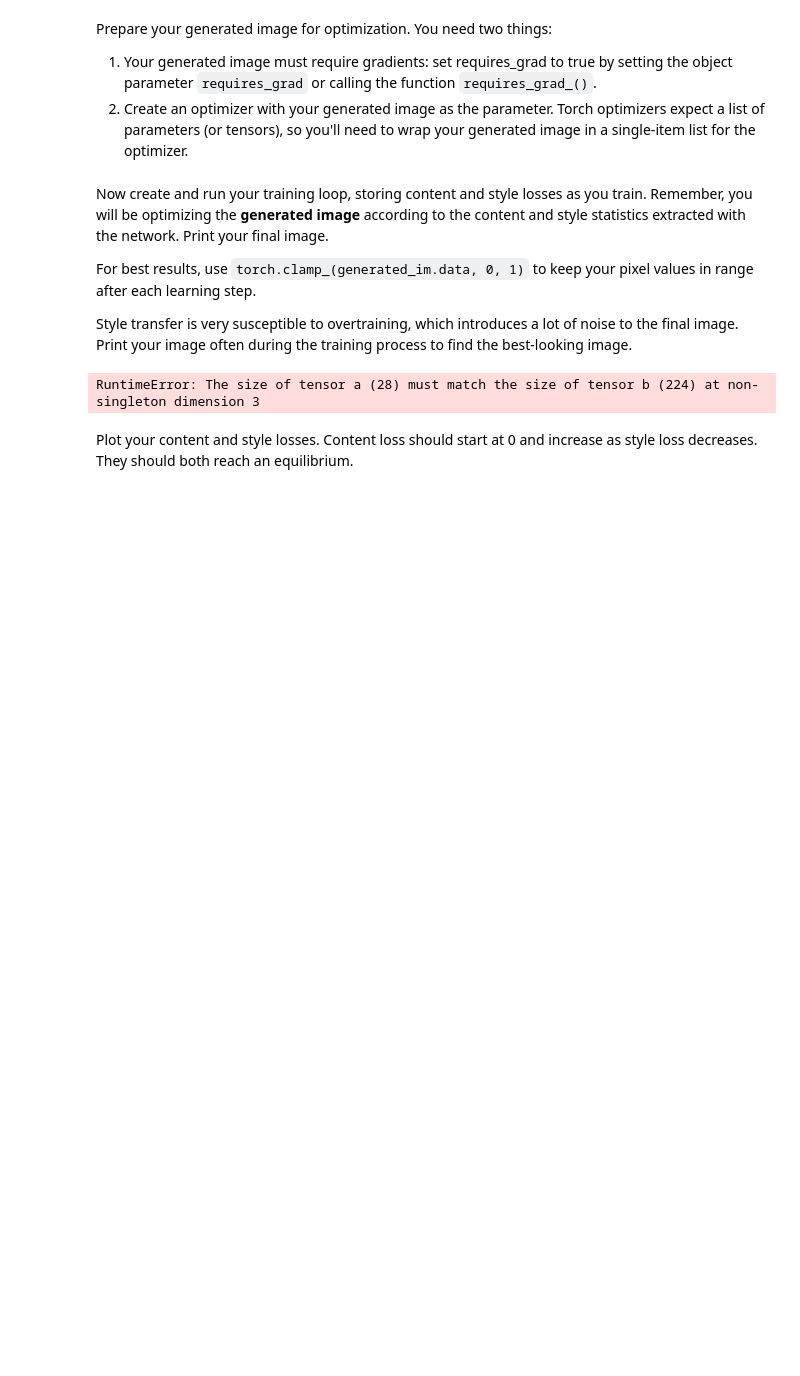
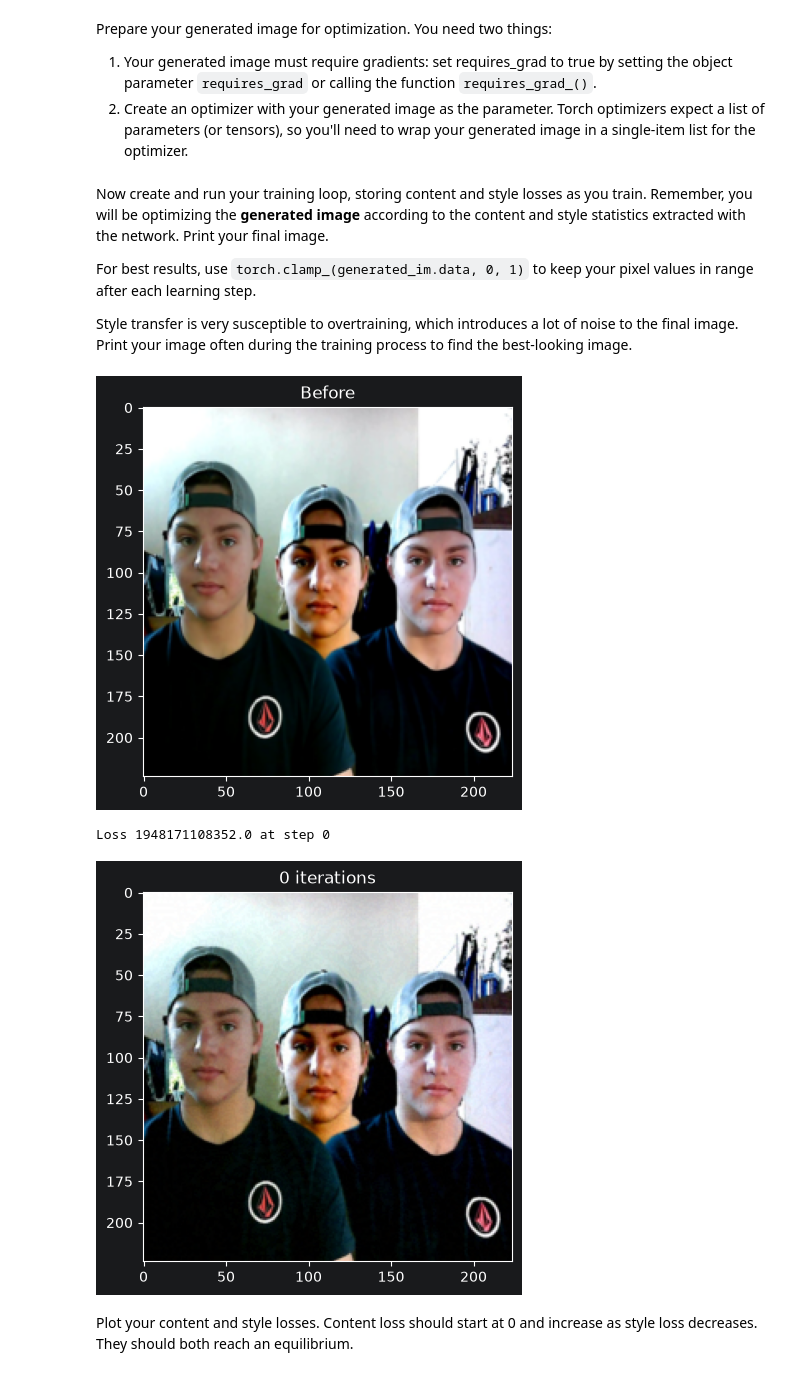
Before and after one commit to connorharv/byu-cs474, a Jupyter notebook: lab7_style_transfer.ipynb, the cells around one changed output. Saved outputs shown, nothing was run; the diff lists cells and outputs as text; code cells hidden in the pictures; blank space fills up the shorter version.

```diff
--- a/lab7_style_transfer.ipynb
+++ b/lab7_style_transfer.ipynb
@@ -173,7 +173,7 @@ Use your `VGGIntermediate` network to extract the content from `content_image` a
 content_image_tensor = vggIntermediate(content_image).get(19).detach()
 style_image_tensors = vggIntermediate(style_image)
 
-for k in style_image_tensors:
+for k in style_image_tensors.keys():
     style_image_tensors[k] = style_image_tensors[k].detach()
 # %% [markdown]
 ---
@@ -240,10 +240,8 @@ Since the targets will be static throughout learning (the content and style imag
 # %%
 # Produces a gram matrix from a 4D tensor input
 def gram_matrix(F):
-    # B, L, H, W
     b, c, h, w = F.size()
     features = F.view(b, c, h*w)
-
     G = torch.bmm(features, features.transpose(1, 2))
     return G
 
@@ -255,19 +253,21 @@ class ContentLoss(nn.Module):
       self.target = target
 
   def forward(self, y_hat):
-      return 1/2 * torch.sum((y_hat - self.target)**2)
+      return 0.5 * torch.sum((y_hat - self.target)**2)
 
 # Represents the style loss function for a single style layer
 class StyleLoss(nn.Module):
   def __init__(self, target):
       super().__init__()
       self.target = target
+      self.a_l = gram_matrix(self.target)
       pass
 
   def forward(self, y_hat):
+      # B C H W
       N = self.target.shape[1]
       M = self.target.shape[2] * self.target.shape[3]
-      return 1/(4 * N**2 * M**2) * torch.sum((gram_matrix(self.target) - gram_matrix(y_hat)) **2)
+      return 1/(4 * N**2 * M**2) * torch.sum((self.a_l - gram_matrix(y_hat)) **2)
 
 
 # Instantiate a content loss module for each content layer
@@ -323,0 +322,8 @@ TypeError: can't multiply sequence by non-int of type 'dict_values'
+# %%
+generated_image = content_image.detach().clone()
+
+generated_image_dict = vggIntermediate(generated_image)
+
+t_loss, content_loss, style_loss = total_loss(generated_image_dict)
+
+t_loss, content_loss, style_loss
@@ -333,26 +343,39 @@ Prepare your generated image for optimization. You need two things:
 # Prepare your generated image to learn
 generated_image.requires_grad = True
 # Create your optimizer: we suggest starting using an Adam optimizer with lr=.1
-adam = torch.optim.Adam(vggIntermediate.parameters(), lr=0.1)
+adam = torch.optim.Adam([generated_image], lr=0.01)
 # %% [markdown]
 Now create and run your training loop, storing content and style losses as you train. Remember, you will be optimizing the **generated image** according to the content and style statistics extracted with the network. Print your final image.
 
 For best results, use `torch.clamp_(generated_im.data, 0, 1)` to keep your pixel values in range after each learning step.
 
 Style transfer is very susceptible to overtraining, which introduces a lot of noise to the final image. Print your image often during the training process to find the best-looking image.
-# %%
-#Use an Adam optimizer (try learning rate of .1, but feel free to experiment)
-#Show both the content and the style loss every 50 steps
-#Ensure that the outputs don't go out of range (clamp them)
-#Display the tensor as an image!
-#Experiment with different hyperparameters or network layers until you're satisfied with your final image
-
-generated_im = vggIntermediate(generated_image)
-
-gen_content_loss = contentLoss(generated_im.get(19))
-gen_style_loss = combined_style_loss(styleLoss(generated_im))
-# %% [output]
-RuntimeError: The size of tensor a (28) must match the size of tensor b (224) at non-singleton dimension 3
+# %%
+
+training_steps = 1000
+
+plt.figure()
+display(generated_image, title='Before')
+
+for n in range(training_steps):
+    adam.zero_grad()
+
+    generated_image_dict = vggIntermediate(generated_image)
+
+    L, content_loss, style_loss = total_loss(generated_image_dict)
+    L.backward()
+    adam.step()
+
+    generated_image.data.clamp_(0, 1)
+
+    if n % 100 == 0:
+        print(f"Loss {L} at step {n}")
+        plt.figure()
+        display(generated_image, title=f'{n} iterations')
+# %% [output]
+[figure, added]
+Loss 1948171108352.0 at step 0
+[figure, added]
 # %% [markdown]
 Plot your content and style losses. Content loss should start at 0 and increase as style loss decreases. They should both reach an equilibrium.
 # %% [markdown]
```
Also changed, not shown: parts of 7 cells of this notebook, 1 other file.
